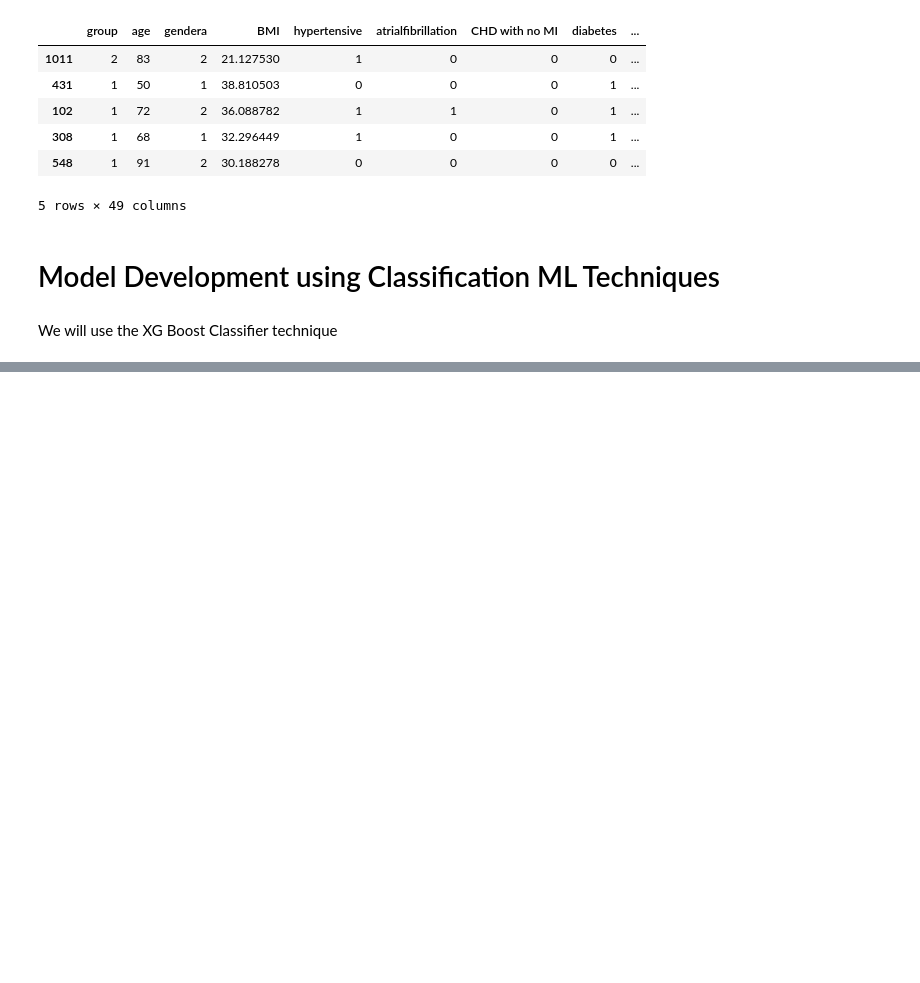
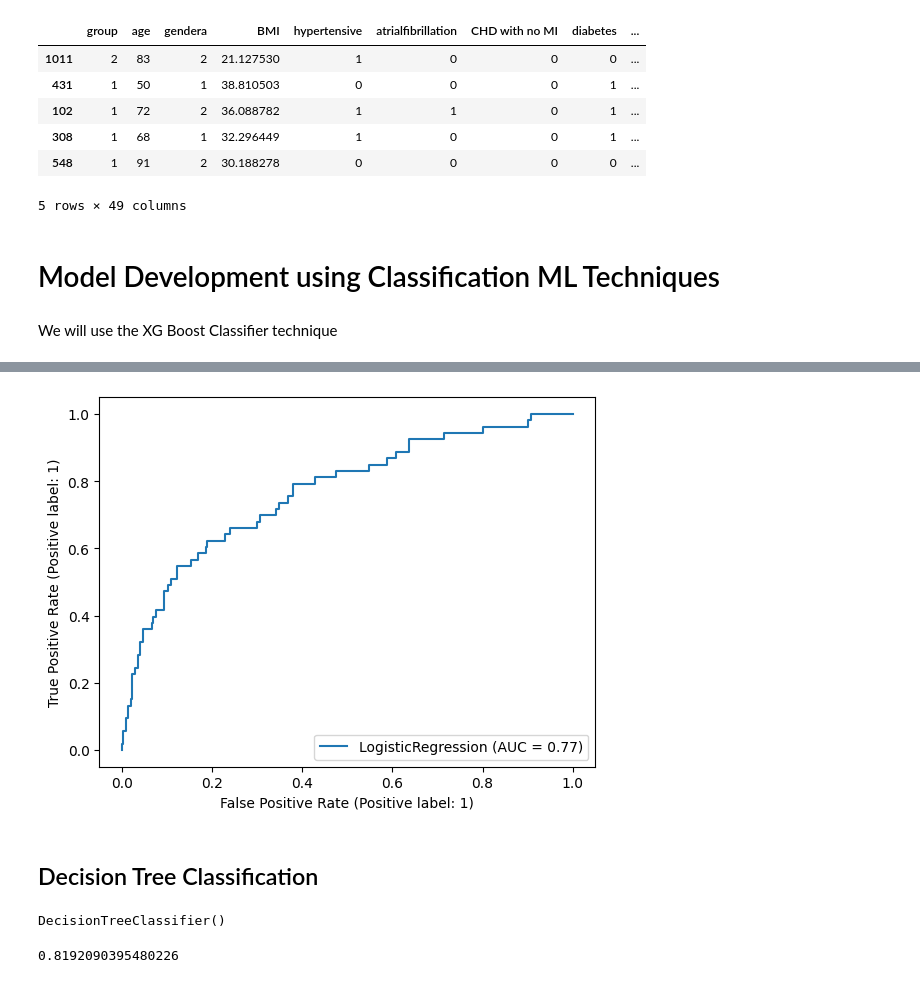
Before and after one commit to Tanishq5003/Hospital-Mortality-Prediction-ML-Project-, a Jupyter notebook: Hospital_Mortality_Prediction.ipynb, the cells around one changed output, grey strips where cells are left out. Cells and saved outputs as stored; diff of their text form; code cells hidden in the pictures; blank space fills up the shorter version.

```diff
--- a/Hospital_Mortality_Prediction.ipynb
+++ b/Hospital_Mortality_Prediction.ipynb
@@ -342,0 +474,5 @@ Requirement already satisfied: sklearn in /usr/local/lib/python3.9/dist-packages
+# %%
+from sklearn.linear_model import LogisticRegression
+
+LR = LogisticRegression()
+LR.fit(x_train,y_train)
@@ -342,0 +508,14 @@ Requirement already satisfied: sklearn in /usr/local/lib/python3.9/dist-packages
+# %%
+xgb_disp = RocCurveDisplay.from_estimator(LR, x_test, y_test)
+plt.show()
+# %% [output]
+[figure, added]
+# %% [markdown]
+## Decision Tree Classification
+# %%
+from sklearn.tree import DecisionTreeClassifier
+
+DT = DecisionTreeClassifier()
+DT.fit(x_train, y_train)
+# %% [output]
+DecisionTreeClassifier()
@@ -342,0 +524,4 @@ Requirement already satisfied: sklearn in /usr/local/lib/python3.9/dist-packages
+# %%
+DT.score(x_test, y_test)
+# %% [output]
+0.8192090395480226
```
Also changed, not shown: parts of 41 cells of this notebook.
